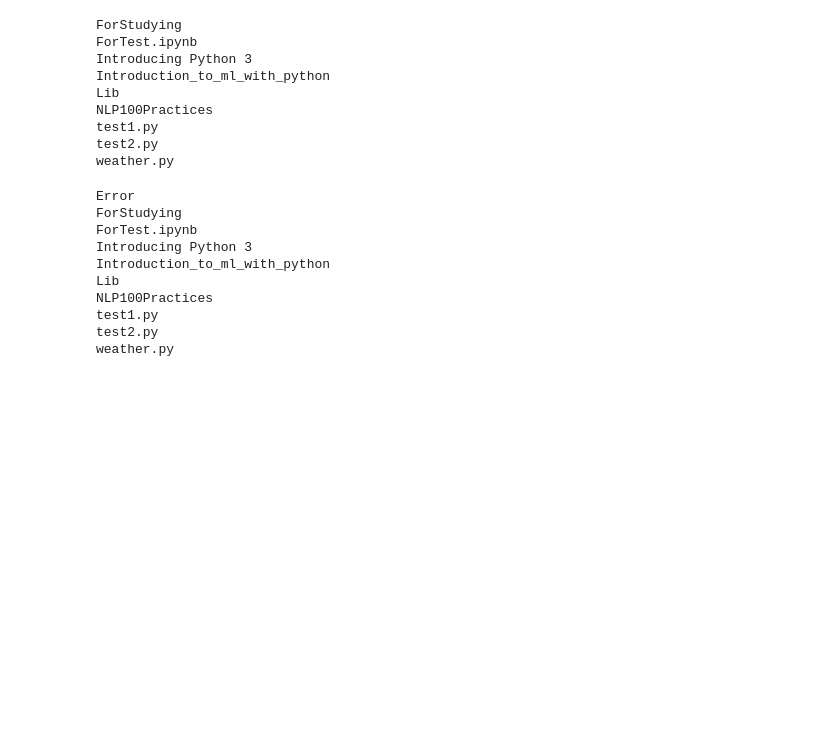
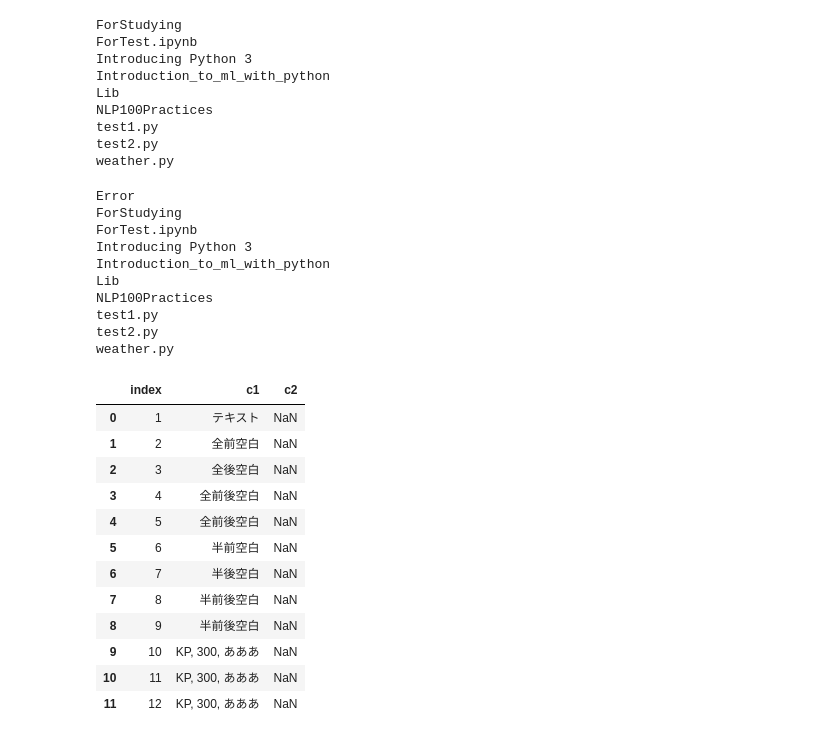
Before and after one commit to ikki02/Python, a Jupyter notebook: ForTest_private.ipynb, the cells around one changed output. Drawn from its saved outputs; the diff is of its cells as text; code cells hidden in the pictures; blank space fills up the shorter version.

```diff
--- a/ForTest_private.ipynb
+++ b/ForTest_private.ipynb
@@ -255,0 +273,19 @@ weather.py
+# %%
+import pandas as pd
+
+df = pd.read_excel('D:/1.programming/python/test/file1.xlsx')
+df
+# %% [output]
+|  | index | c1 | c2 |
+| 0 | 1 | テキスト | NaN |
+| 1 | 2 | 全前空白 | NaN |
+| 2 | 3 | 全後空白 | NaN |
+| 3 | 4 | 全前後空白 | NaN |
+| 4 | 5 | 全前後空白 | NaN |
+| 5 | 6 | 半前空白 | NaN |
+| 6 | 7 | 半後空白 | NaN |
+| 7 | 8 | 半前後空白 | NaN |
+| 8 | 9 | 半前後空白 | NaN |
+| 9 | 10 | KP, 300, あああ | NaN |
+| 10 | 11 | KP, 300, あああ | NaN |
+| 11 | 12 | KP, 300, あああ | NaN |
```
Also changed, not shown: parts of 3 cells of this notebook.
